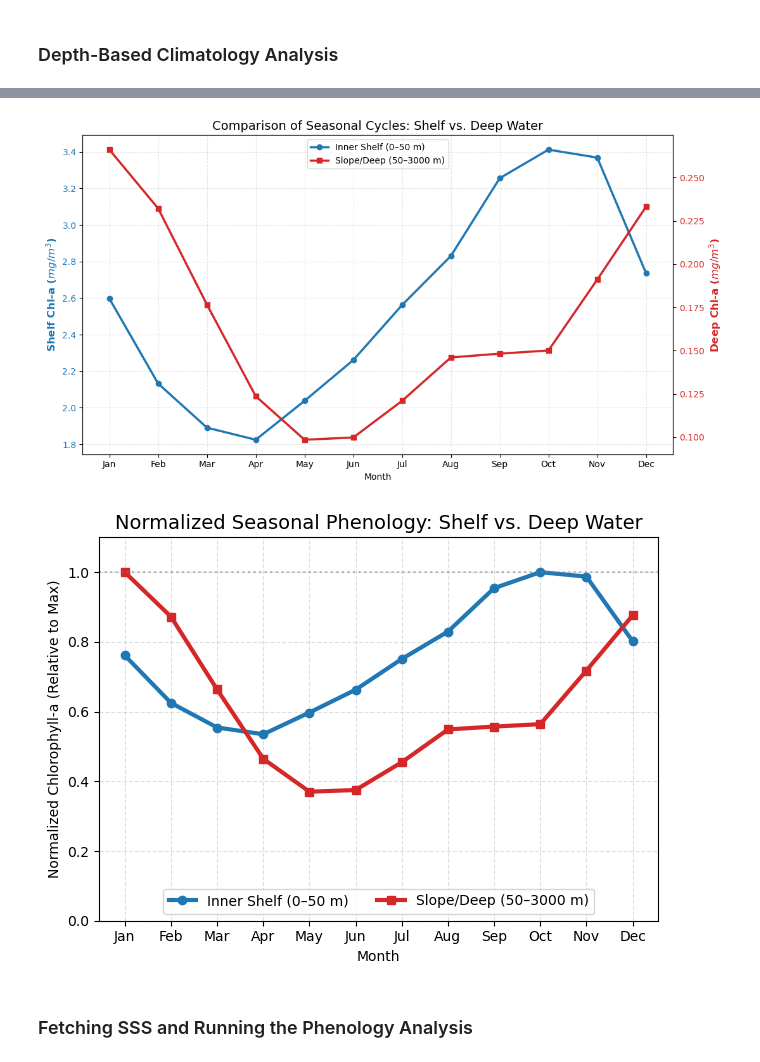
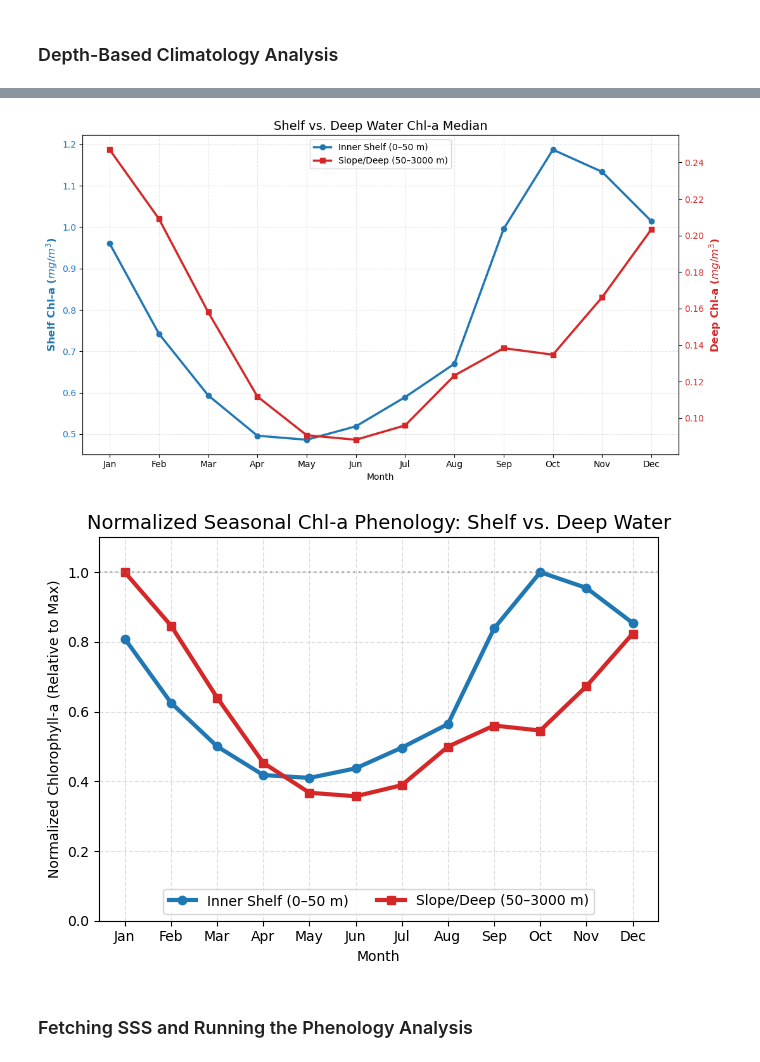
Before and after one commit to eqmh/plankton_imaging, a Jupyter notebook: satellite_data/chla_minmax-1.ipynb, the cells around one changed output, grey strips where cells are left out. Cells and saved outputs as stored; diff of their text form; code cells hidden in the pictures.

```diff
--- a/satellite_data/chla_minmax-1.ipynb
+++ b/satellite_data/chla_minmax-1.ipynb
@@ -290,15 +290,15 @@ ax.contour(ds_sub.longitude, ds_sub.latitude, topo_interp,
 ax.add_feature(cfeature.LAND, facecolor='#d9d9d9', zorder=2)
 ax.add_feature(cfeature.COASTLINE, zorder=3)
 plt.colorbar(im, ax=ax, ticks=range(1, 13), label='Month of Peak Chl-a')
-plt.title(f'Peak Chl-a Month with 50m & 3000m Isobaths')
+plt.title(f'Peak Chl-a Month - MODIS-A monthly composites: 2003 - 2025', fontsize=14)
 plt.show()
 
 # --- 3. Calculate Mean Chl-a by Depth Range ---
 mask_0_50 = (topo_interp <= 0) & (topo_interp >= -50)
 mask_50_3000 = (topo_interp < -50) & (topo_interp >= -3000)
 
-shelf_mean = climatology_sub.where(mask_0_50).mean(dim=['latitude', 'longitude'])
-deep_mean = climatology_sub.where(mask_50_3000).mean(dim=['latitude', 'longitude'])
+shelf_mean = climatology_sub.where(mask_0_50).median(dim=['latitude', 'longitude'])
+deep_mean = climatology_sub.where(mask_50_3000).median(dim=['latitude', 'longitude'])
 
 # Normalization: Value / Max Value
 shelf_norm = shelf_mean / shelf_mean.max()
@@ -331,7 +331,7 @@ labs = [l.get_label() for l in lns]
 ax1.legend(lns, labs, loc='upper center', frameon=True)
 
 plt.xticks(months, month_names)
-plt.title('Comparison of Seasonal Cycles: Shelf vs. Deep Water', fontsize=14)
+plt.title('Shelf vs. Deep Water Chl-a Median', fontsize=14)
 fig.tight_layout()
 plt.show()
 
@@ -345,7 +345,7 @@ plt.grid(True, linestyle='--', alpha=0.4)
 plt.xticks(months, month_names)
 plt.ylabel('Normalized Chlorophyll-a (Relative to Max)')
 plt.xlabel('Month')
-plt.title('Normalized Seasonal Phenology: Shelf vs. Deep Water', fontsize=14)
+plt.title('Normalized Seasonal Chl-a Phenology: Shelf vs. Deep Water', fontsize=14)
 plt.ylim(0, 1.1) # Set limits to focus on the shape
 plt.legend(frameon=True, loc='lower center', ncol=2)
 
@@ -356,5 +356,5 @@ plt.show()
-[figure, old version]
+[figure, new version]
-[figure, old version]
+[figure, new version]
 # %% [markdown]
 ### Fetching SSS and Running the Phenology Analysis
 # %%
```
Also changed, not shown: parts of 4 cells of this notebook.
